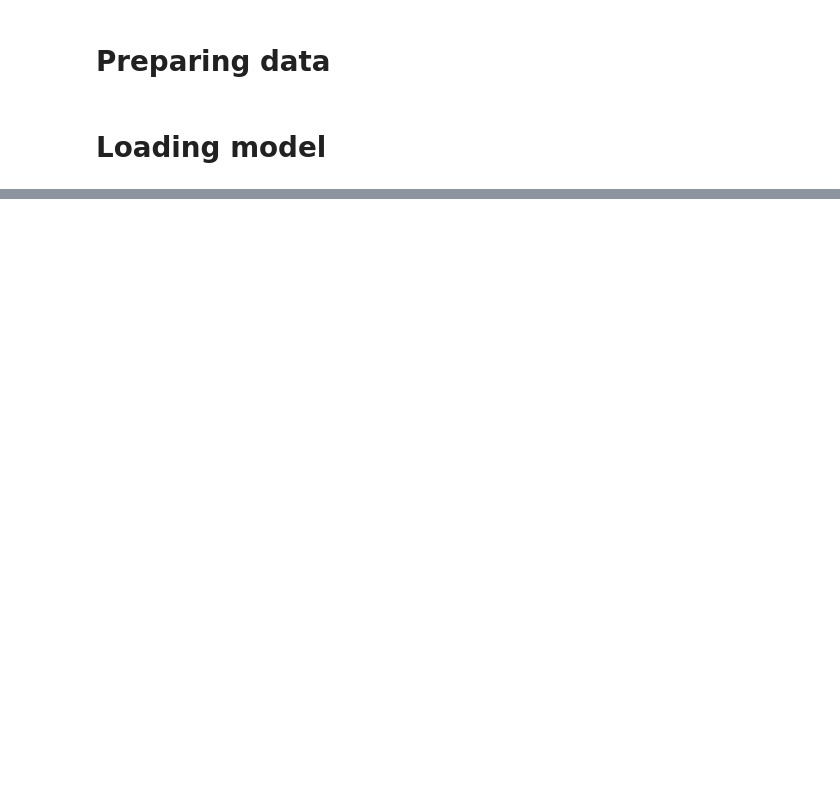
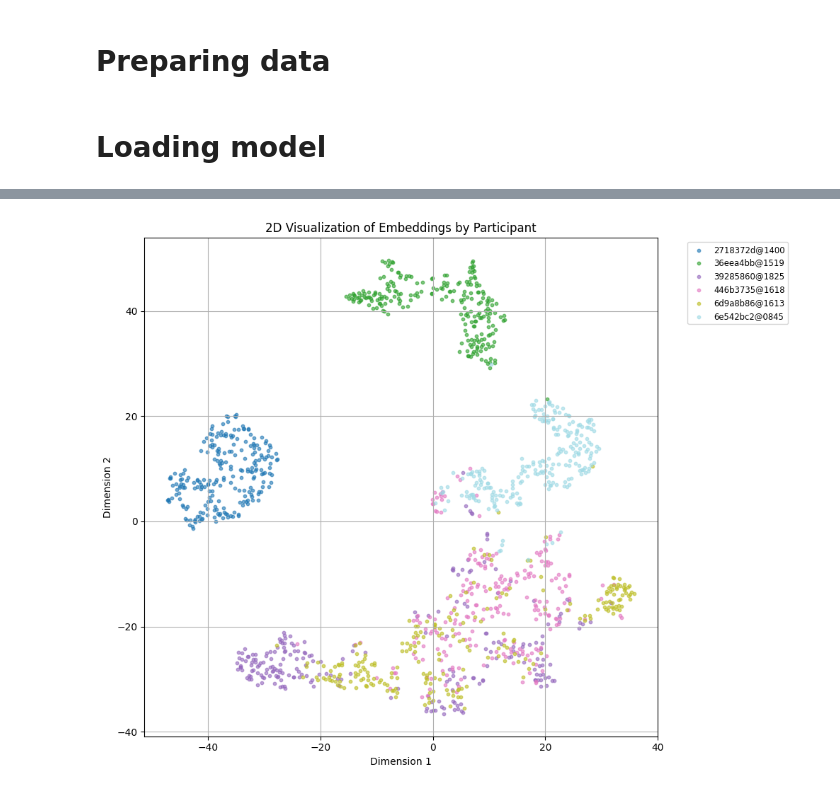
Before and after one commit to KN-Neuron/NeuroGuard-AI, a Jupyter notebook: notebooks/Barbara_Dereń/EEGNet1.ipynb, the cells around one changed output, grey strips where cells are left out. Cells and saved outputs as stored; diff of their text form; code cells hidden in the pictures; blank space fills up the shorter version.

```diff
--- a/notebooks/Barbara_Dereń/EEGNet1.ipynb
+++ b/notebooks/Barbara_Dereń/EEGNet1.ipynb
@@ -77,0 +325,29 @@ Problem z modelem chyba
+# %%
+import matplotlib.pyplot as plt
+
+# Assuming `participant_ids` corresponds to the embeddings
+unique_participants = np.unique(participant_ids)
+colors = plt.cm.tab20(np.linspace(0, 1, len(unique_participants)))
+
+plt.figure(figsize=(10, 8))
+
+for i, participant in enumerate(unique_participants):
+    mask = participant_ids == participant
+    plt.scatter(
+        embeddings_2d[mask, 0],
+        embeddings_2d[mask, 1],
+        label=participant,
+        color=colors[i],
+        alpha=0.6,
+        s=10
+    )
+
+plt.title("2D Visualization of Embeddings by Participant")
+plt.xlabel("Dimension 1")
+plt.ylabel("Dimension 2")
+plt.legend(bbox_to_anchor=(1.05, 1), loc='upper left', fontsize='small')
+plt.grid(True)
+plt.tight_layout()
+plt.show()
+# %% [output]
+[figure, added]
```
Also changed, not shown: parts of 21 cells of this notebook, 50 other files.
